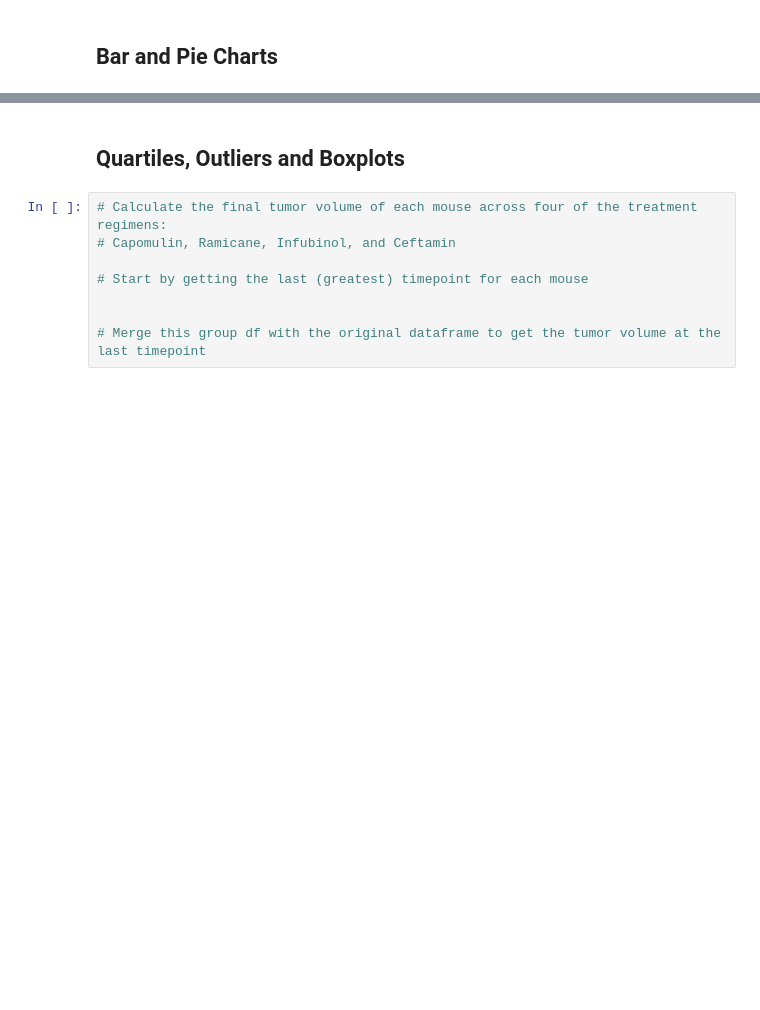
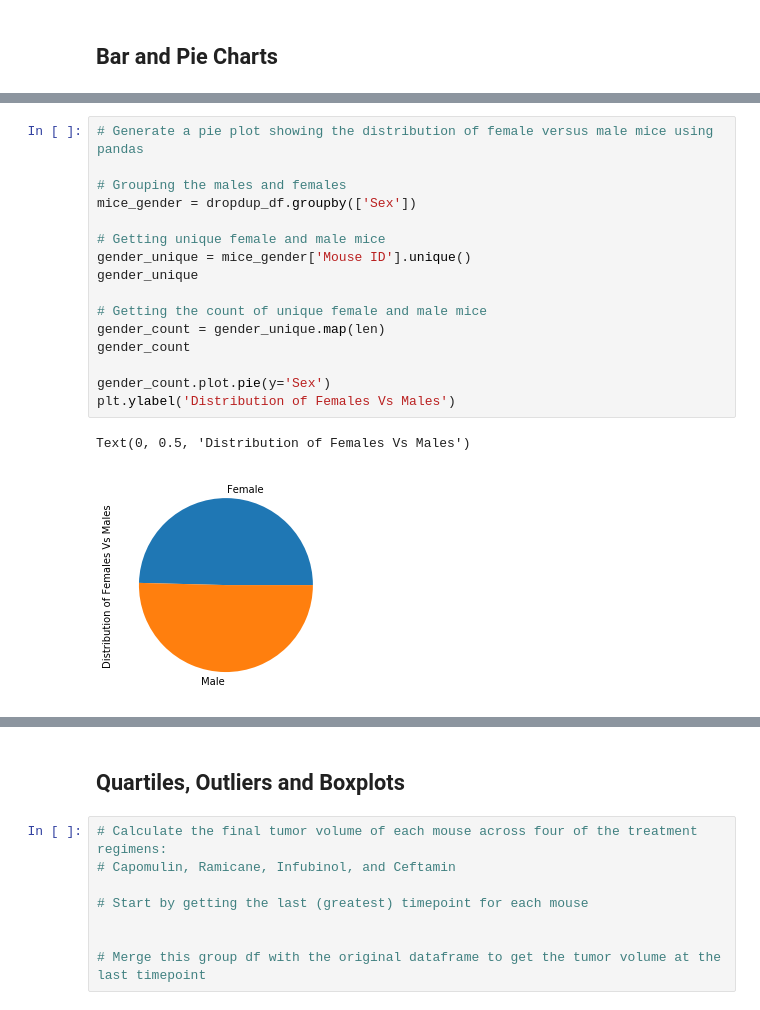
Before and after one commit to AnjanaDelhi/matplotlib-challenge, a Jupyter notebook: Pymaceuticals/pymaceuticals_starter.ipynb, the cells around one changed output, grey strips where cells are left out. Saved outputs shown, nothing was run; the diff lists cells and outputs as text; blank space fills up the shorter version.

```diff
--- a/Pymaceuticals/pymaceuticals_starter.ipynb
+++ b/Pymaceuticals/pymaceuticals_starter.ipynb
@@ -155 +214,20 @@ UnsupportedFunctionCall: numpy operations are not valid with groupby. Use .group
+# %%
+# Generate a pie plot showing the distribution of female versus male mice using pandas
+
+# Grouping the males and females
+mice_gender = dropdup_df.groupby(['Sex'])
+
+# Getting unique female and male mice
+gender_unique = mice_gender['Mouse ID'].unique()
+gender_unique
+
+# Getting the count of unique female and male mice
+gender_count = gender_unique.map(len)
+gender_count
+
+gender_count.plot.pie(y='Sex')
+plt.ylabel('Distribution of Females Vs Males')
+# %% [output]
+Text(0, 0.5, 'Distribution of Females Vs Males')
+[figure, added]
 # %%
```
Also changed, not shown: parts of 8 cells of this notebook.
